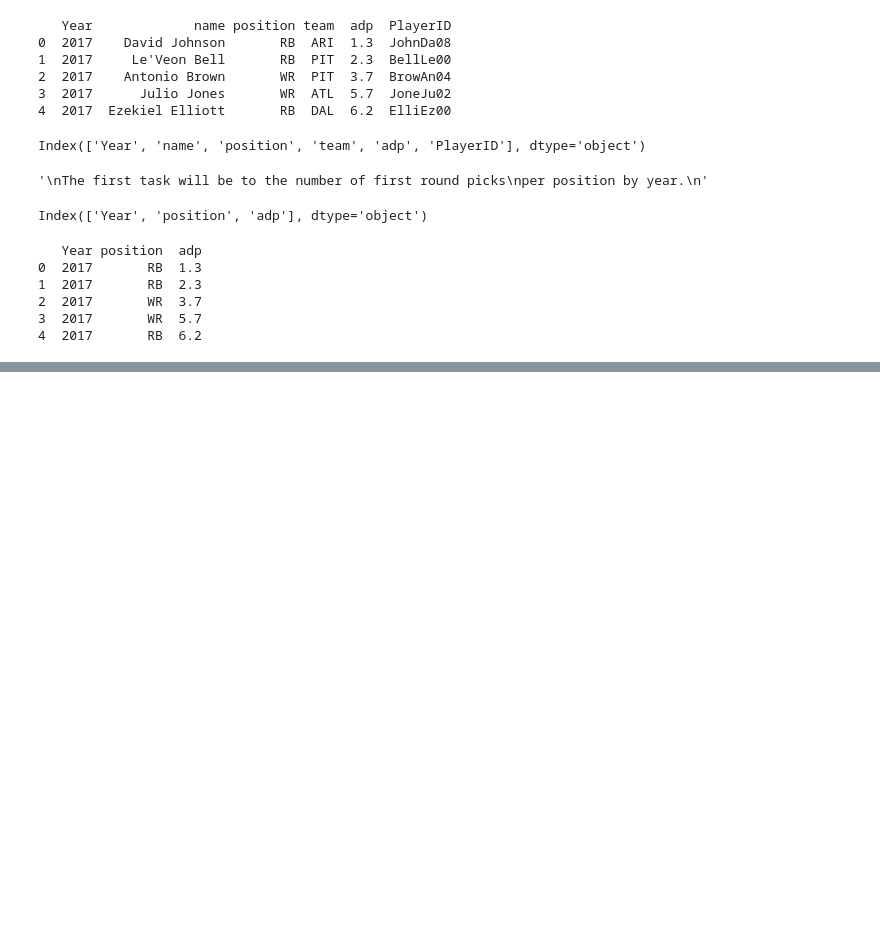
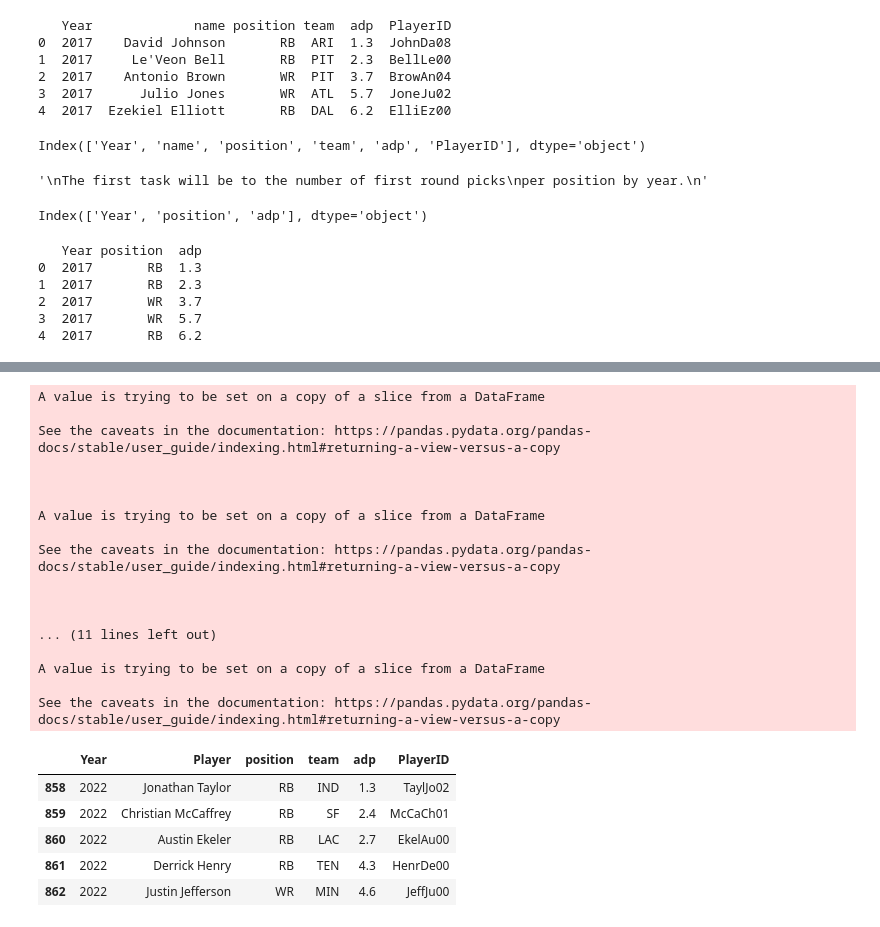
Before and after one commit to vineelbhatti/FantasyFootball, a Jupyter notebook: FantasyFootball.ipynb, the cells around one changed output, grey strips where cells are left out. Drawn from its saved outputs; the diff is of its cells as text; code cells hidden in the pictures; blank space fills up the shorter version.

```diff
--- a/FantasyFootball.ipynb
+++ b/FantasyFootball.ipynb
@@ -75,7 +96,35 @@ df_stats.head()
 # %%
 df_2022.rename(columns={'name':'Player'}, inplace=True)
 df_2021.rename(columns={'name':'Player'}, inplace=True)
+df_2020.rename(columns={'name':'Player'}, inplace=True)
+df_2019.rename(columns={'name':'Player'}, inplace=True)
+df_2018.rename(columns={'name':'Player'}, inplace=True)
+
 df_2022.head()
+# %% [output]
+A value is trying to be set on a copy of a slice from a DataFrame
+
+See the caveats in the documentation: https://pandas.pydata.org/pandas-docs/stable/user_guide/indexing.html#returning-a-view-versus-a-copy
+
+
+
+A value is trying to be set on a copy of a slice from a DataFrame
+
+See the caveats in the documentation: https://pandas.pydata.org/pandas-docs/stable/user_guide/indexing.html#returning-a-view-versus-a-copy
+
+
+
+... (11 lines left out)
+
+A value is trying to be set on a copy of a slice from a DataFrame
+
+See the caveats in the documentation: https://pandas.pydata.org/pandas-docs/stable/user_guide/indexing.html#returning-a-view-versus-a-copy
+|  | Year | Player | position | team | adp | PlayerID |
+| 858 | 2022 | Jonathan Taylor | RB | IND | 1.3 | TaylJo02 |
+| 859 | 2022 | Christian McCaffrey | RB | SF | 2.4 | McCaCh01 |
+| 860 | 2022 | Austin Ekeler | RB | LAC | 2.7 | EkelAu00 |
+| 861 | 2022 | Derrick Henry | RB | TEN | 4.3 | HenrDe00 |
+| 862 | 2022 | Justin Jefferson | WR | MIN | 4.6 | JeffJu00 |
 # %%
 df_2022 = df_2022[df_2022['position'] != "QB"]
 df_2021 = df_2021[df_2021['position'] != "QB"]
```
Also changed, not shown: parts of 7 cells of this notebook.
